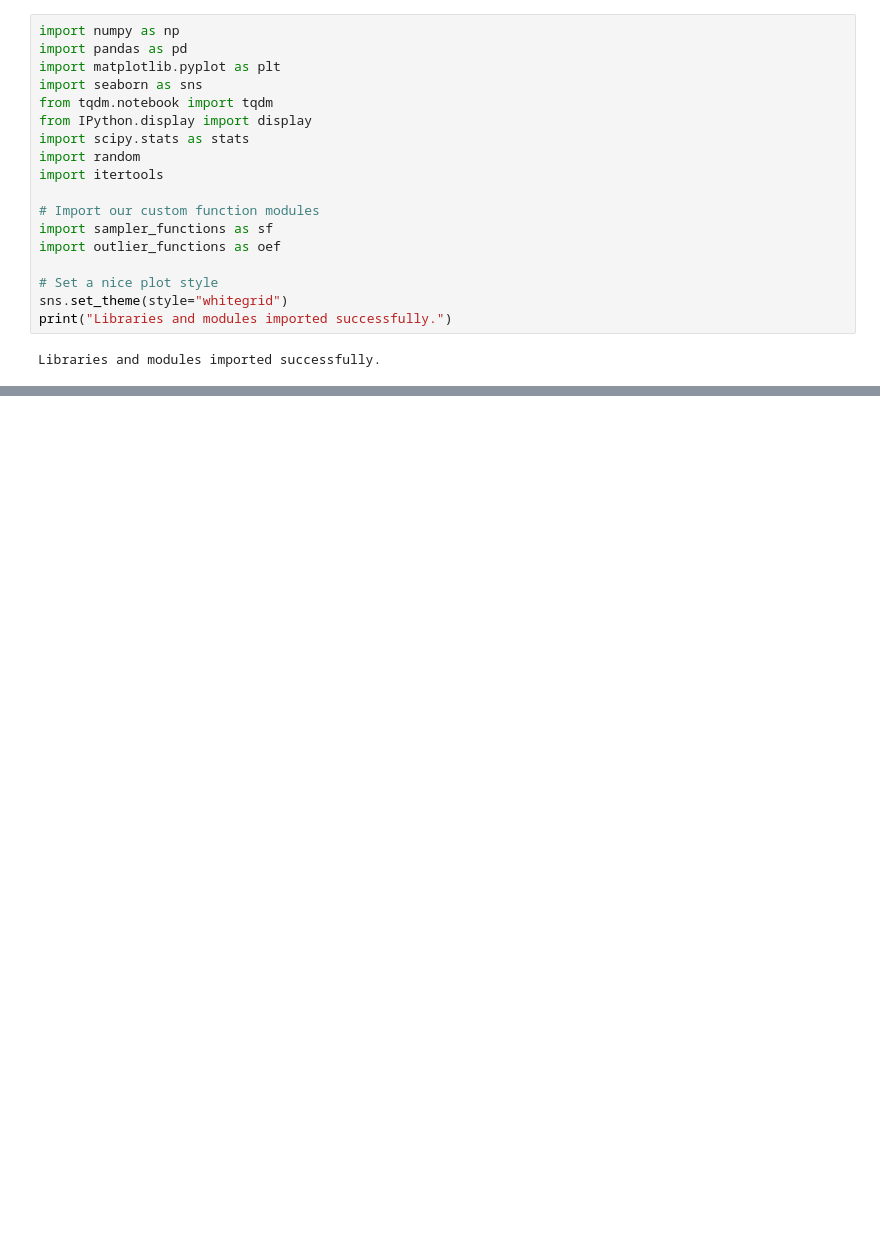
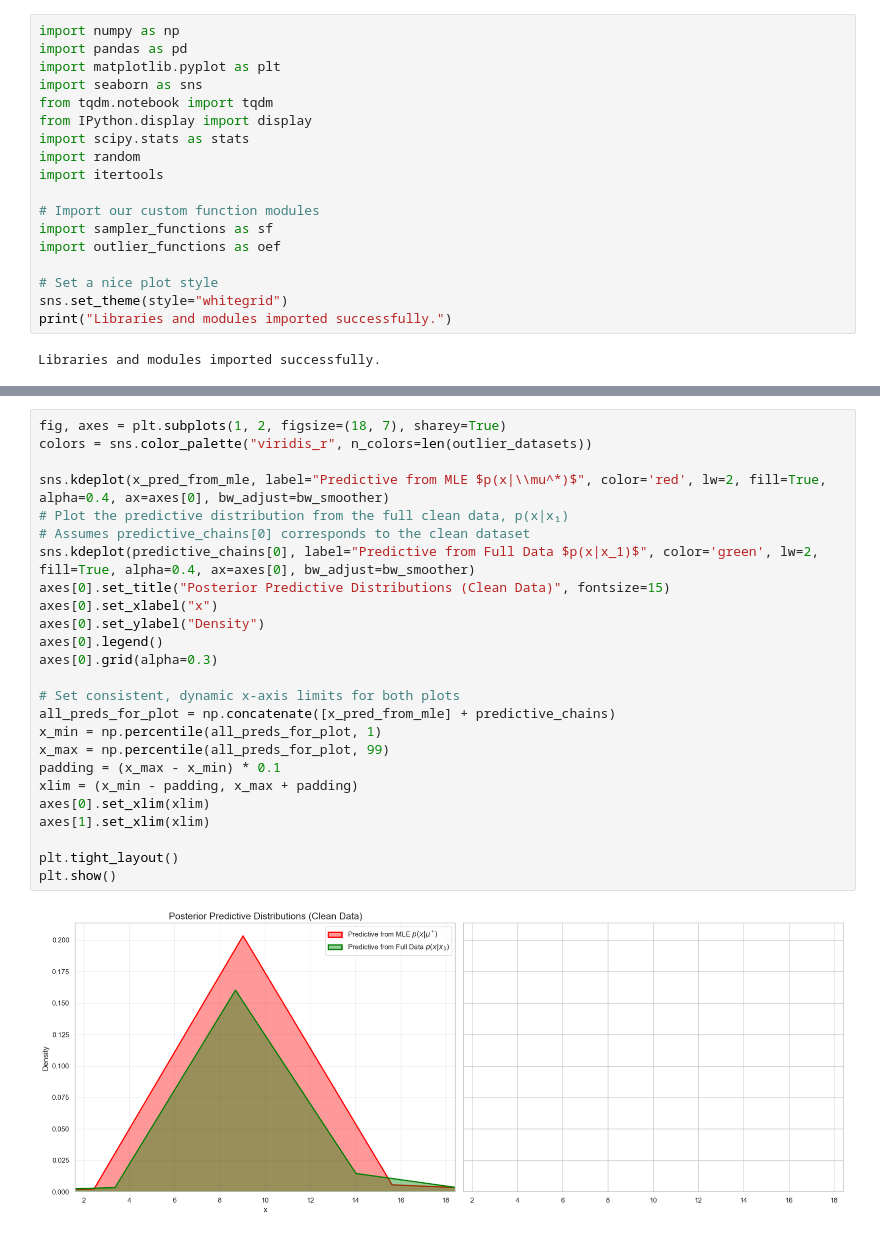
Before and after one commit to shlokmishra/student_t_mle, a Jupyter notebook: outlier_analysis.ipynb, the cells around one changed output, grey strips where cells are left out. Cells and saved outputs as stored; diff of their text form; blank space fills up the shorter version.

```diff
--- a/outlier_analysis.ipynb
+++ b/outlier_analysis.ipynb
@@ -247,3 +632,30 @@ print(scale)
+# %%
+fig, axes = plt.subplots(1, 2, figsize=(18, 7), sharey=True)
+colors = sns.color_palette("viridis_r", n_colors=len(outlier_datasets))
+
+sns.kdeplot(x_pred_from_mle, label="Predictive from MLE $p(x|\\mu^*)$", color='red', lw=2, fill=True, alpha=0.4, ax=axes[0], bw_adjust=bw_smoother)
+# Plot the predictive distribution from the full clean data, p(x|x₁)
+# Assumes predictive_chains[0] corresponds to the clean dataset
+sns.kdeplot(predictive_chains[0], label="Predictive from Full Data $p(x|x_1)$", color='green', lw=2, fill=True, alpha=0.4, ax=axes[0], bw_adjust=bw_smoother)
+axes[0].set_title("Posterior Predictive Distributions (Clean Data)", fontsize=15)
+axes[0].set_xlabel("x")
+axes[0].set_ylabel("Density")
+axes[0].legend()
+axes[0].grid(alpha=0.3)
+
+# Set consistent, dynamic x-axis limits for both plots
+all_preds_for_plot = np.concatenate([x_pred_from_mle] + predictive_chains)
+x_min = np.percentile(all_preds_for_plot, 1)
+x_max = np.percentile(all_preds_for_plot, 99)
+padding = (x_max - x_min) * 0.1
+xlim = (x_min - padding, x_max + padding)
+axes[0].set_xlim(xlim)
+axes[1].set_xlim(xlim)
+
+plt.tight_layout()
+plt.show()
+# %% [output]
+[figure, added]
 # %%
 
 fig, axes = plt.subplots(1, 2, figsize=(18, 7), sharey=True)
```
Also changed, not shown: parts of 15 cells of this notebook, 4 other files.
